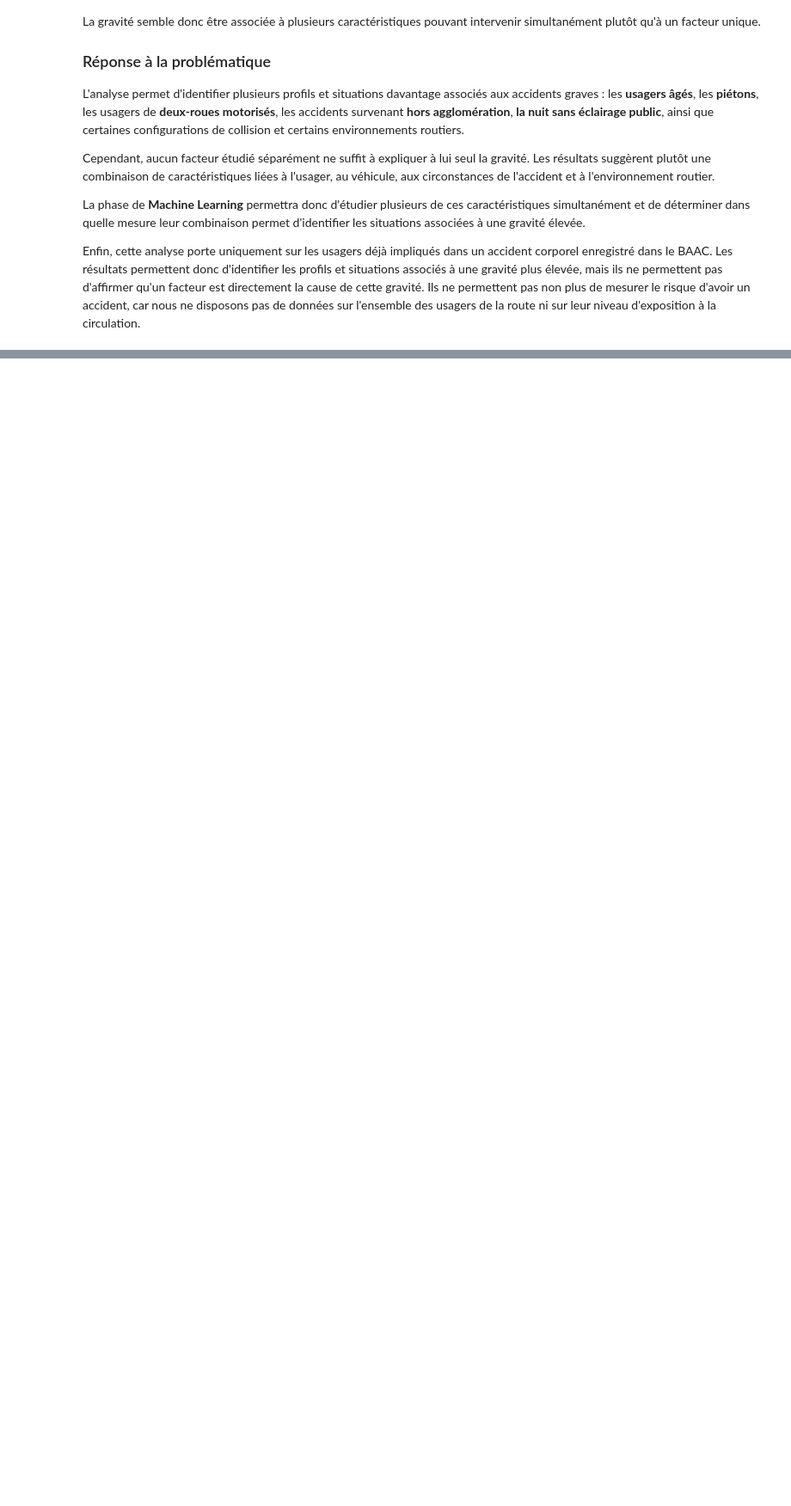
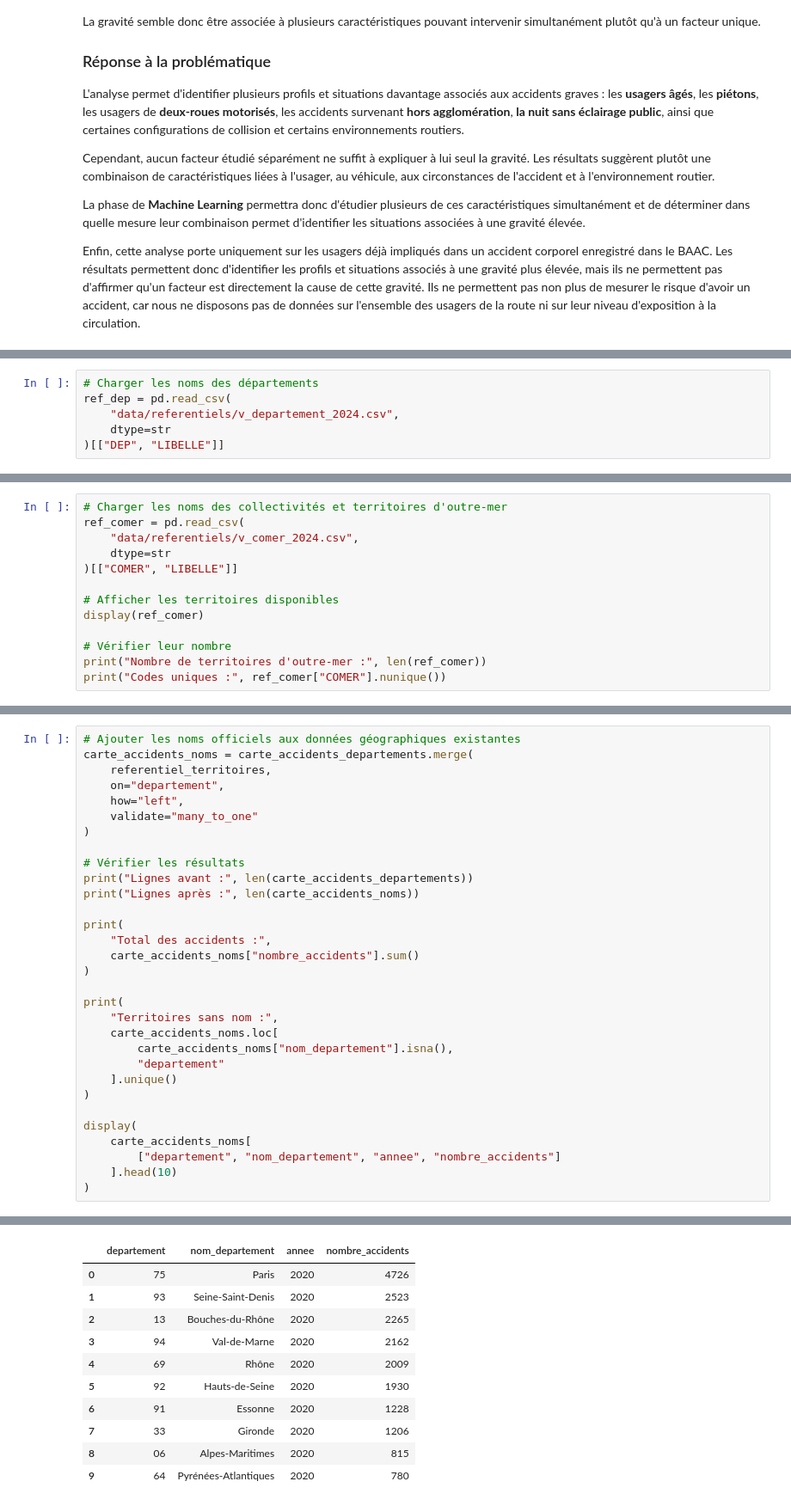
Before and after one commit to nabilakso87-svg/Projet_Final_Accidents_Routiers, a Jupyter notebook: 06_analyse_exploratoire.ipynb, the cells around one changed output, grey strips where cells are left out. Shown at 86% size. Cells and saved outputs as stored; diff of their text form; blank space fills up the shorter version.

```diff
--- a/06_analyse_exploratoire.ipynb
+++ b/06_analyse_exploratoire.ipynb
@@ -1855,0 +2102,6 @@ Enfin, cette analyse porte uniquement sur les usagers déjà impliqués dans un
+# %%
+# Charger les noms des départements
+ref_dep = pd.read_csv(
+    "data/referentiels/v_departement_2024.csv",
+    dtype=str
+)[["DEP", "LIBELLE"]]
@@ -1855,0 +2128,13 @@ Enfin, cette analyse porte uniquement sur les usagers déjà impliqués dans un
+# %%
+# Charger les noms des collectivités et territoires d'outre-mer
+ref_comer = pd.read_csv(
+    "data/referentiels/v_comer_2024.csv",
+    dtype=str
+)[["COMER", "LIBELLE"]]
+
+# Afficher les territoires disponibles
+display(ref_comer)
+
+# Vérifier leur nombre
+print("Nombre de territoires d'outre-mer :", len(ref_comer))
+print("Codes uniques :", ref_comer["COMER"].nunique())
@@ -1855,0 +2204,32 @@ Enfin, cette analyse porte uniquement sur les usagers déjà impliqués dans un
+# %%
+# Ajouter les noms officiels aux données géographiques existantes
+carte_accidents_noms = carte_accidents_departements.merge(
+    referentiel_territoires,
+    on="departement",
+    how="left",
+    validate="many_to_one"
+)
+
+# Vérifier les résultats
+print("Lignes avant :", len(carte_accidents_departements))
+print("Lignes après :", len(carte_accidents_noms))
+
+print(
+    "Total des accidents :",
+    carte_accidents_noms["nombre_accidents"].sum()
+)
+
+print(
+    "Territoires sans nom :",
+    carte_accidents_noms.loc[
+        carte_accidents_noms["nom_departement"].isna(),
+        "departement"
+    ].unique()
+)
+
+display(
+    carte_accidents_noms[
+        ["departement", "nom_departement", "annee", "nombre_accidents"]
+    ].head(10)
+)
+# %% [output]
@@ -1855,0 +2242,11 @@ Enfin, cette analyse porte uniquement sur les usagers déjà impliqués dans un
+|  | departement | nom_departement | annee | nombre_accidents |
+| 0 | 75 | Paris | 2020 | 4726 |
+| 1 | 93 | Seine-Saint-Denis | 2020 | 2523 |
+| 2 | 13 | Bouches-du-Rhône | 2020 | 2265 |
+| 3 | 94 | Val-de-Marne | 2020 | 2162 |
+| 4 | 69 | Rhône | 2020 | 2009 |
+| 5 | 92 | Hauts-de-Seine | 2020 | 1930 |
+| 6 | 91 | Essonne | 2020 | 1228 |
+| 7 | 33 | Gironde | 2020 | 1206 |
+| 8 | 06 | Alpes-Maritimes | 2020 | 815 |
+| 9 | 64 | Pyrénées-Atlantiques | 2020 | 780 |
```
Also changed, not shown: parts of 10 cells of this notebook, 16 other files.
